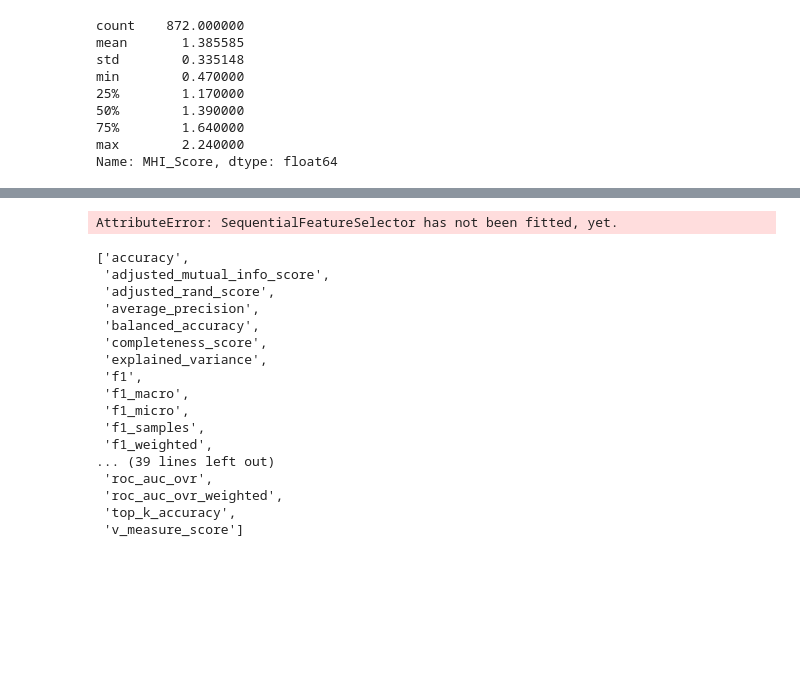
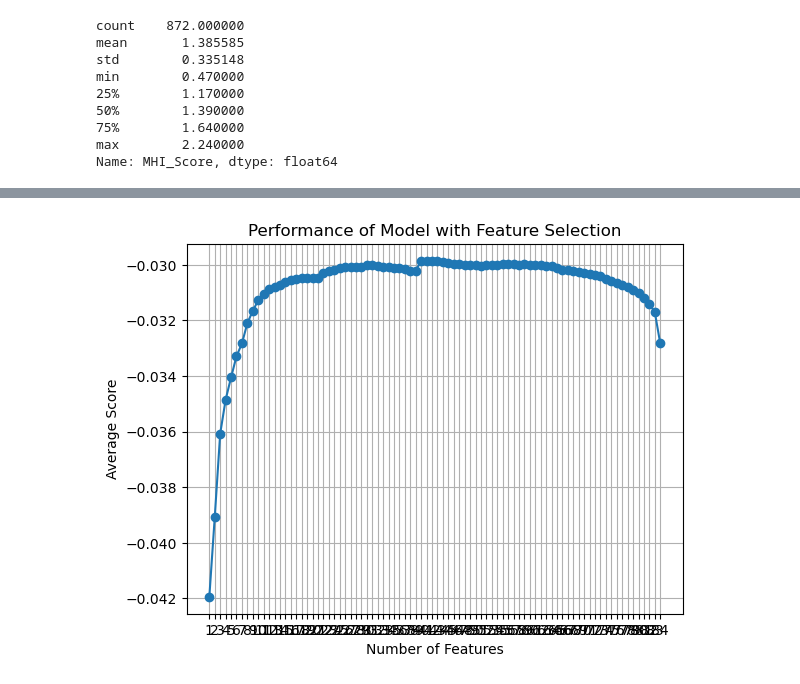
Before and after one commit to Apollyion/Classificacao_MHI_BIC, a Jupyter notebook: Codigos-Desenvolvimento/Regressao/Avalicao_Reg_Socioo_Whoqol.ipynb, the cells around one changed output, grey strips where cells are left out. Drawn from its saved outputs; the diff is of its cells as text; code cells hidden in the pictures; blank space fills up the shorter version.

```diff
--- a/Codigos-Desenvolvimento/Regressao/Avalicao_Reg_Socioo_Whoqol.ipynb
+++ b/Codigos-Desenvolvimento/Regressao/Avalicao_Reg_Socioo_Whoqol.ipynb
@@ -17,7 +17,7 @@ from sklearn.neural_network import MLPRegressor
 from xgboost import XGBRegressor
 # %%
 # Importando base de dados que contem o header
-base = pd.read_csv('/home/apo-note/Documents/GitHub/Classificacao_MHI_BIC/Codigos-Desenvolvimento/Datasets/df_soc_whoqol_reg.csv')
+base = pd.read_csv('/home/apo-pc/Documents/GitHub/Classificacao_MHI_BIC/Codigos-Desenvolvimento/Datasets/df_soc_whoqol_reg.csv')
 # Dividindo entre X e y, pelo tamanho da base
 X = base.drop('Nivel_MHI', axis=1)
 X = X.drop('MHI_Score', axis=1)
@@ -382,14 +360,17 @@ def perform_feature_selection(data, target, model, best_model, method, cv):
     # Retornando as features selecionadas e o score
     return sfs.k_feature_names_, sfs.k_score_
 # %%
-#'solver': 'lbfgs', 'momentum': 0.3666666666666667, 'max_iter': 2484, 'learning_rate_init': 1.0, 'hidden_layer_sizes': (593, 593, 593), 'activation': 'logistic'
+# Best Model: XGBoost
+# {'n_estimators': 600, 'min_child_weight': 3, 'max_depth': 3, 'learning_rate': 0.01, 'gamma': 0}
 # Definindo o modelo de regressão
 # Disable warnings
 import warnings
 warnings.filterwarnings("ignore")
 
-model = MLPRegressor(solver='lbfgs', momentum=0.3666666666666667, max_iter=2484, learning_rate_init=1.0, hidden_layer_sizes=(593, 593, 593), activation='logistic')
+# model = XGBRegressor(n_estimators=600, min_child_weight=3, max_depth=3, learning_rate=0.01, gamma=0, n_jobs=-1)
+model = SVR(C=0.001, coef0=10, gamma='auto', kernel='linear')
+
 
 # Aplicando o método de seleção de features
-features, score = perform_feature_selection(X_train, y_train, model, 'MLPRegressor', 'SFFS', 5)
+features, score = perform_feature_selection(X_train, y_train, model, 'SVR_TrueBest', 'SFFS', 5)
 # %% [output]
@@ -399,22 +394 @@ STOPPING EARLY DUE TO KEYBOARD INTERRUPT...
-AttributeError: SequentialFeatureSelector has not been fitted, yet.
+[figure, added]
-# %%
-from sklearn.metrics import get_scorer_names
-get_scorer_names()
-# %% [output]
-['accuracy',
- 'adjusted_mutual_info_score',
- 'adjusted_rand_score',
- 'average_precision',
- 'balanced_accuracy',
- 'completeness_score',
- 'explained_variance',
- 'f1',
- 'f1_macro',
- 'f1_micro',
- 'f1_samples',
- 'f1_weighted',
-... (39 lines left out)
- 'roc_auc_ovr',
- 'roc_auc_ovr_weighted',
- 'top_k_accuracy',
- 'v_measure_score']
```
Also changed, not shown: parts of 16 cells of this notebook, 4 other files.
